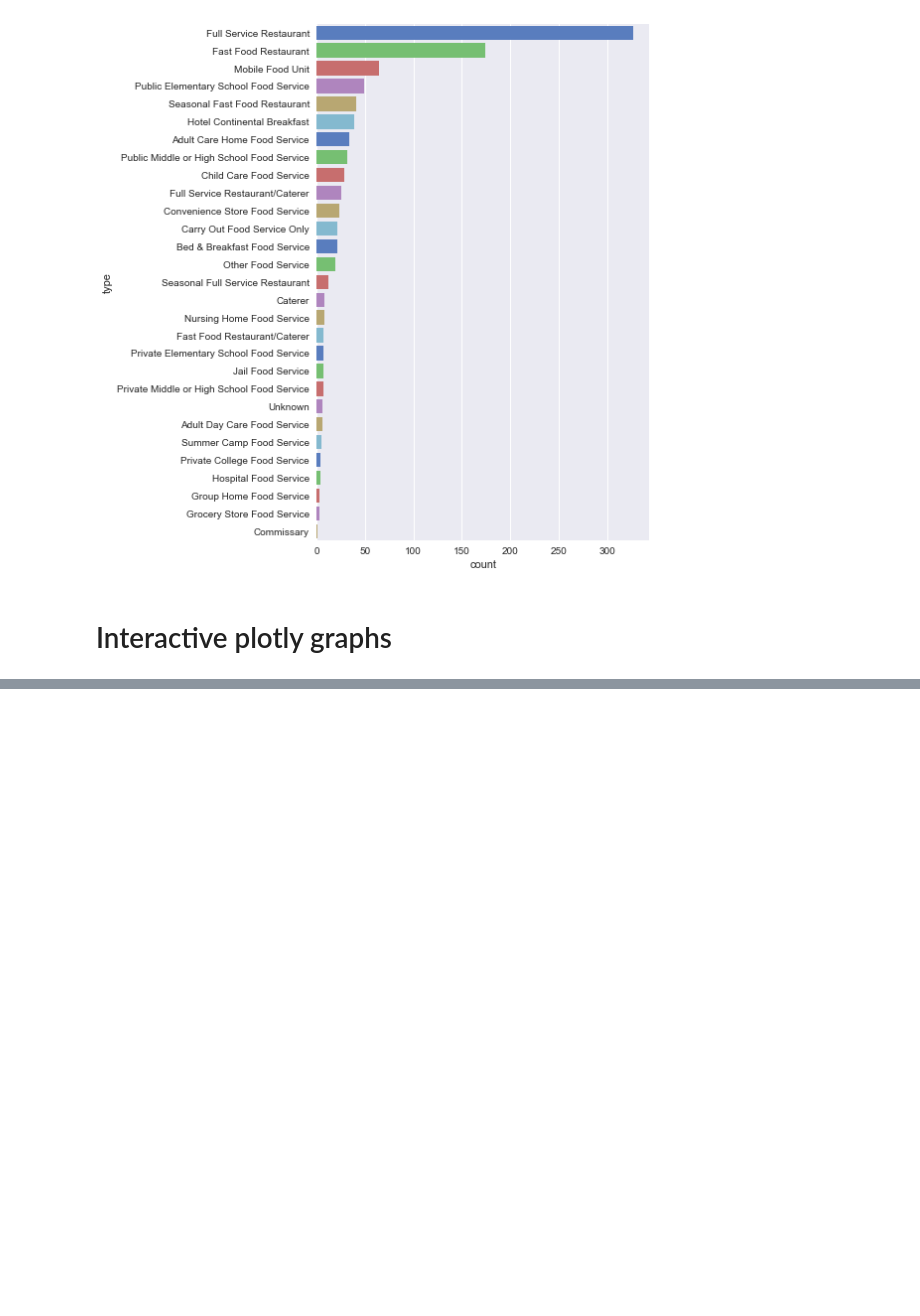
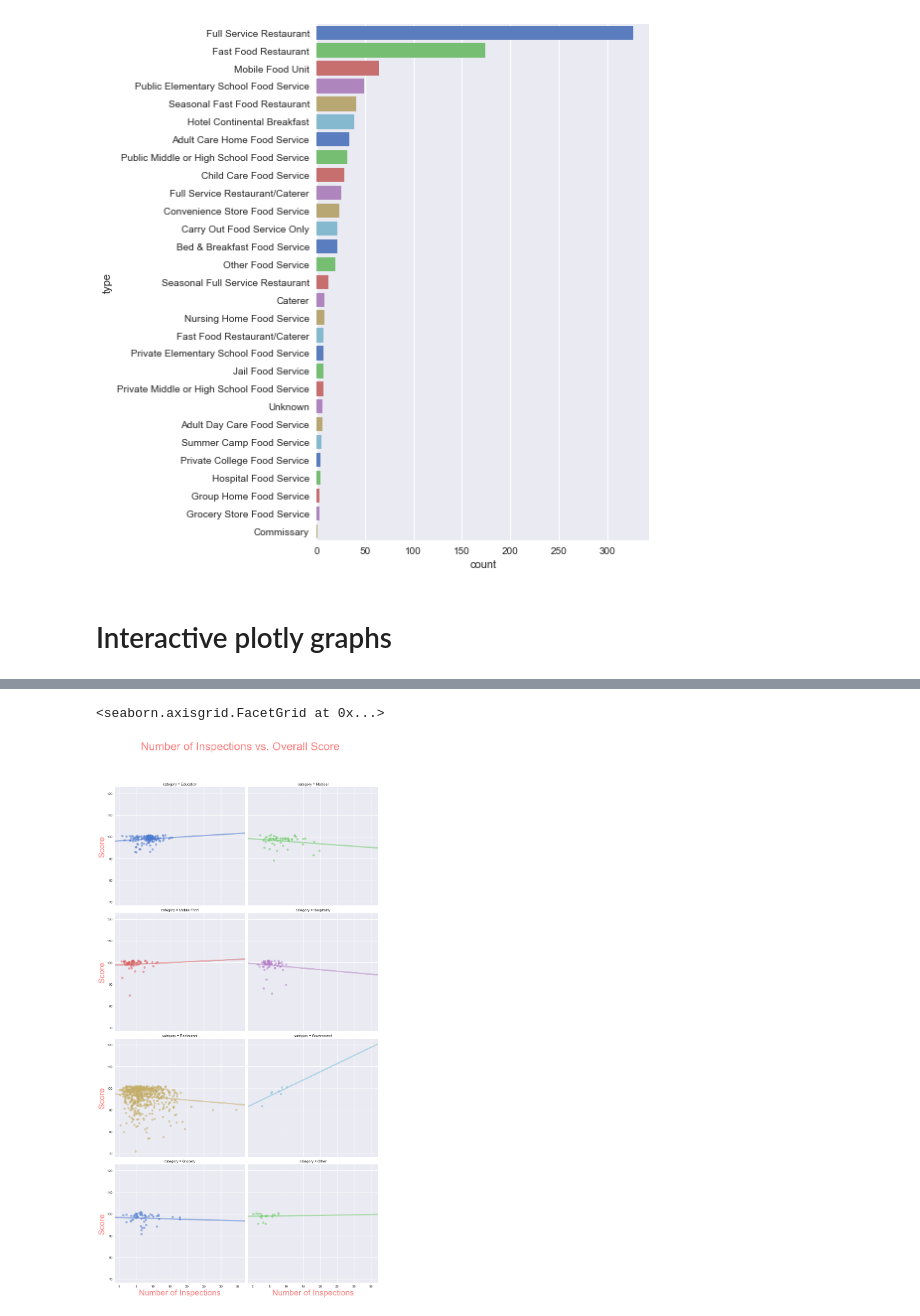
Before and after one commit to bcbarsness/open-health-inspection-analysis, a Jupyter notebook: OpenHealthAnalysis.ipynb, the cells around one changed output, grey strips where cells are left out. Drawn from its saved outputs; the diff is of its cells as text; code cells hidden in the pictures; blank space fills up the shorter version.

```diff
--- a/OpenHealthAnalysis.ipynb
+++ b/OpenHealthAnalysis.ipynb
@@ -136,0 +189,28 @@ scoresByCategory.iplot(kind='bar',y='count',x='category')
+# %%
+#sns.jointplot(x='NumInspections',y='score',data=df,kind='reg')
+#sns.jointplot('NumInspections', 'score', data=df, marginal_kws=dict(bins=30, rug=True))
+g = sns.lmplot(x="NumInspections", y="score",ci=None,data=df, col="category",
+    palette="muted",col_wrap=2,scatter_kws={"s": 50,"alpha":.5},
+    line_kws={"lw":4,"alpha":0.5},hue="category",x_jitter=1.0,y_jitter=1.0,size=6)
+
+# remove the top and right line in graph
+sns.despine()
+# Additional line to adjust some appearance issue
+plt.subplots_adjust(top=0.9)
+
+# Set the Title of the graph from here
+g.fig.suptitle('Number of Inspections vs. Overall Score', fontsize=34,color="r",alpha=0.5)
+
+# Set the xlabel of the graph from here
+g.set_xlabels("Number of Inspections",size = 25,color="r",alpha=0.5)
+
+# Set the ylabel of the graph from here
+g.set_ylabels("Score",size = 25,color="r",alpha=0.5)
+
+# Set the ticklabel size and color of the graph from here
+#titles = ['Thursday','Friday','Saturday','Sunday']
+#for ax,title in zip(g.axes.flat,titles):
+#    ax.tick_params(labelsize=14,labelcolor="black")
+# %% [output]
+<seaborn.axisgrid.FacetGrid at 0x...>
+[figure, added]
```
Also changed, not shown: parts of 6 cells of this notebook.
